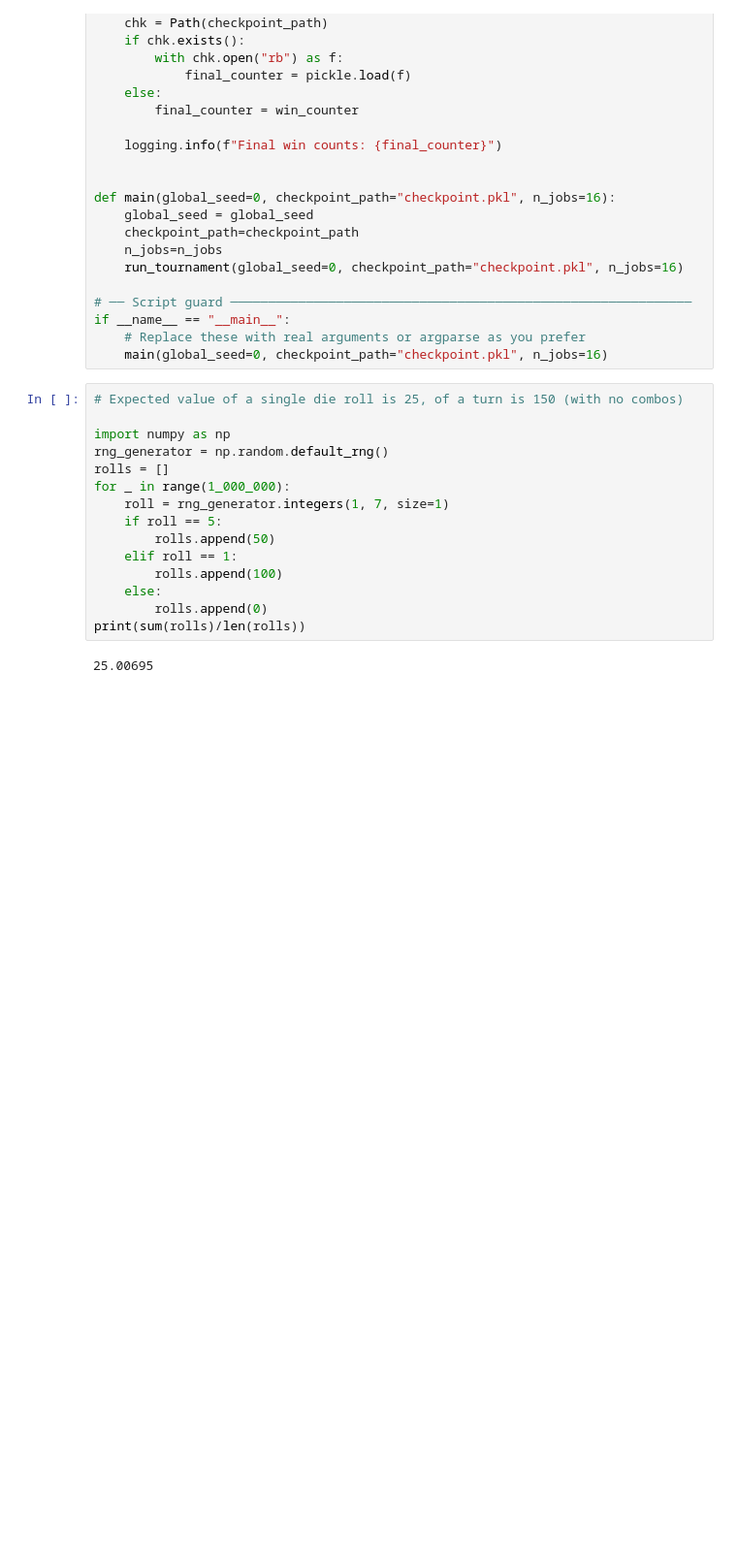
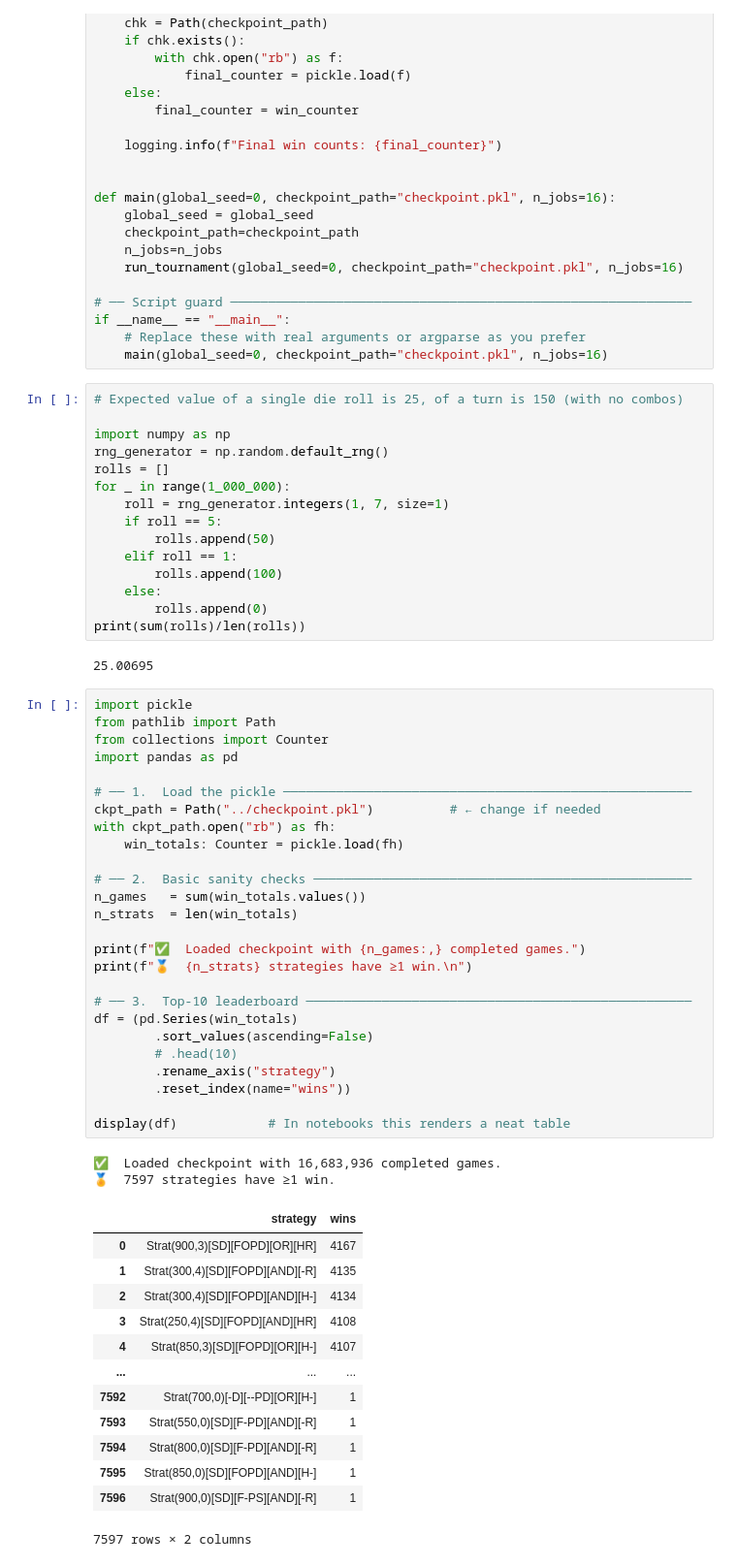
Before and after one commit to Isaac-McPadden/Farkle_II, a Jupyter notebook: notebooks/far_too_many_variables.ipynb, the cells around one changed output. Shown at 97% size. Cells and saved outputs as stored; diff of their text form; blank space fills up the shorter version.

```diff
--- a/notebooks/far_too_many_variables.ipynb
+++ b/notebooks/far_too_many_variables.ipynb
@@ -154,3 +154,45 @@ for _ in range(1_000_000):
 print(sum(rolls)/len(rolls))
 # %% [output]
 25.00695
+# %%
+import pickle
+from pathlib import Path
+from collections import Counter
+import pandas as pd
+
+# ── 1.  Load the pickle ──────────────────────────────────────────────────────
+ckpt_path = Path("../checkpoint.pkl")          # ← change if needed
+with ckpt_path.open("rb") as fh:
+    win_totals: Counter = pickle.load(fh)
+
+# ── 2.  Basic sanity checks ──────────────────────────────────────────────────
+n_games   = sum(win_totals.values())
+n_strats  = len(win_totals)
+
+print(f"✅  Loaded checkpoint with {n_games:,} completed games.")
+print(f"🏅  {n_strats} strategies have ≥1 win.\n")
+
+# ── 3.  Top-10 leaderboard ───────────────────────────────────────────────────
+df = (pd.Series(win_totals)
+        .sort_values(ascending=False)
+        # .head(10)
+        .rename_axis("strategy")
+        .reset_index(name="wins"))
+
+display(df)            # In notebooks this renders a neat table
+# %% [output]
+✅  Loaded checkpoint with 16,683,936 completed games.
+🏅  7597 strategies have ≥1 win.
+|  | strategy | wins |
+| 0 | Strat(900,3)[SD][FOPD][OR][HR] | 4167 |
+| 1 | Strat(300,4)[SD][FOPD][AND][-R] | 4135 |
+| 2 | Strat(300,4)[SD][FOPD][AND][H-] | 4134 |
+| 3 | Strat(250,4)[SD][FOPD][AND][HR] | 4108 |
+| 4 | Strat(850,3)[SD][FOPD][OR][H-] | 4107 |
+| ... | ... | ... |
+| 7592 | Strat(700,0)[-D][--PD][OR][H-] | 1 |
+| 7593 | Strat(550,0)[SD][F-PD][AND][-R] | 1 |
+| 7594 | Strat(800,0)[SD][F-PD][AND][-R] | 1 |
+| 7595 | Strat(850,0)[SD][FOPD][AND][H-] | 1 |
+| 7596 | Strat(900,0)[SD][F-PS][AND][-R] | 1 |
+7597 rows × 2 columns
```
Also changed, not shown: parts of 10 cells of this notebook, 6 other files.
